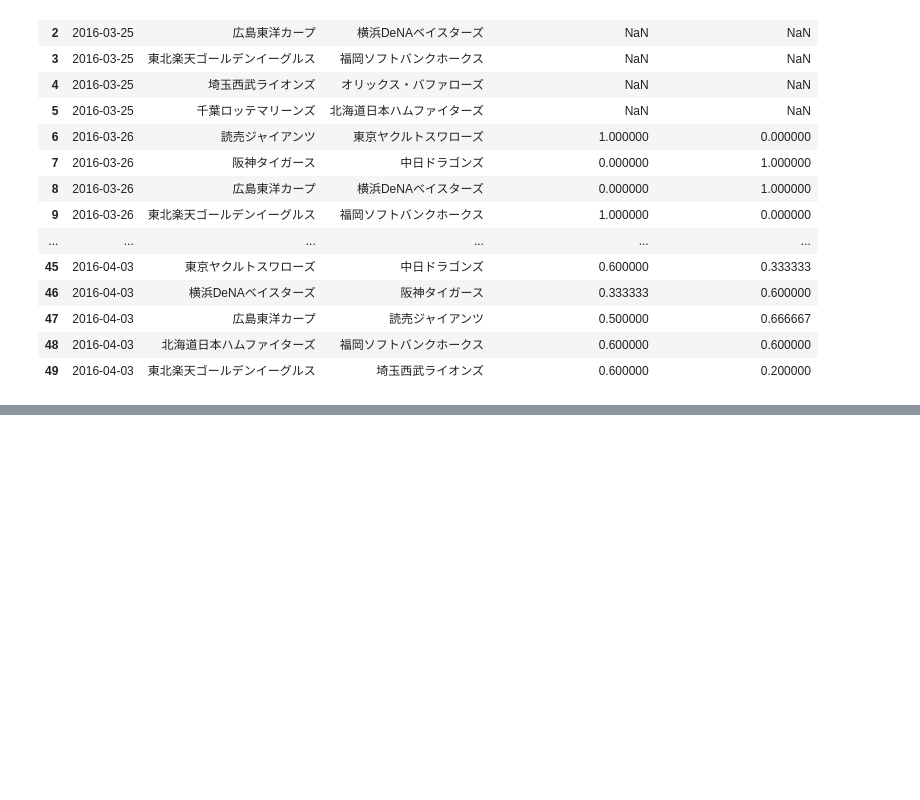
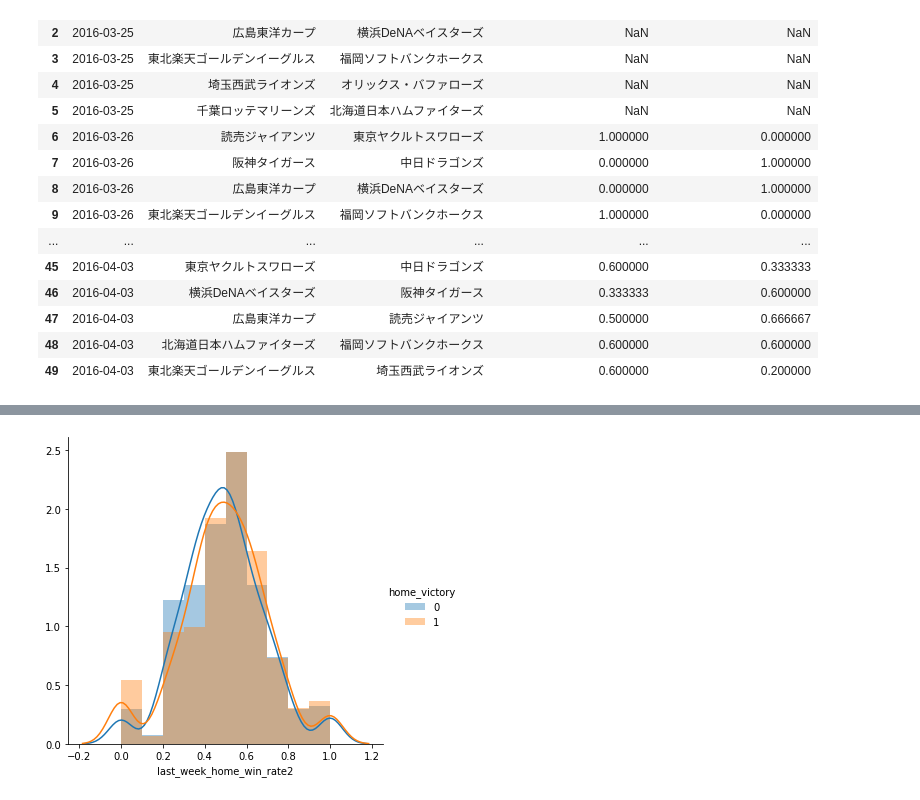
Before and after one commit to tubotu/baseball_predict, a Jupyter notebook: Untitled.ipynb, the cells around one changed output, grey strips where cells are left out. Saved outputs shown, nothing was run; the diff lists cells and outputs as text; code cells hidden in the pictures; blank space fills up the shorter version.

```diff
--- a/Untitled.ipynb
+++ b/Untitled.ipynb
@@ -438,0 +450,7 @@ game_result[['date', 'home_team', 'away_team', 'last_week_home_win_rate', 'last_
+# %%
+game_result['last_week_home_win_rate2'] = game_result['last_week_home_win_rate'] / (game_result['last_week_home_win_rate'] + game_result['last_week_away_win_rate'])
+
+home_win_rate_Fg2 = sns.FacetGrid(game_result, hue='home_victory', size=5)
+home_win_rate_Fg2 = home_win_rate_Fg2.map(sns.distplot, "last_week_home_win_rate2",bins=10).add_legend()
+# %% [output]
+[figure, added]
```
Also changed, not shown: parts of 1 cell of this notebook.
